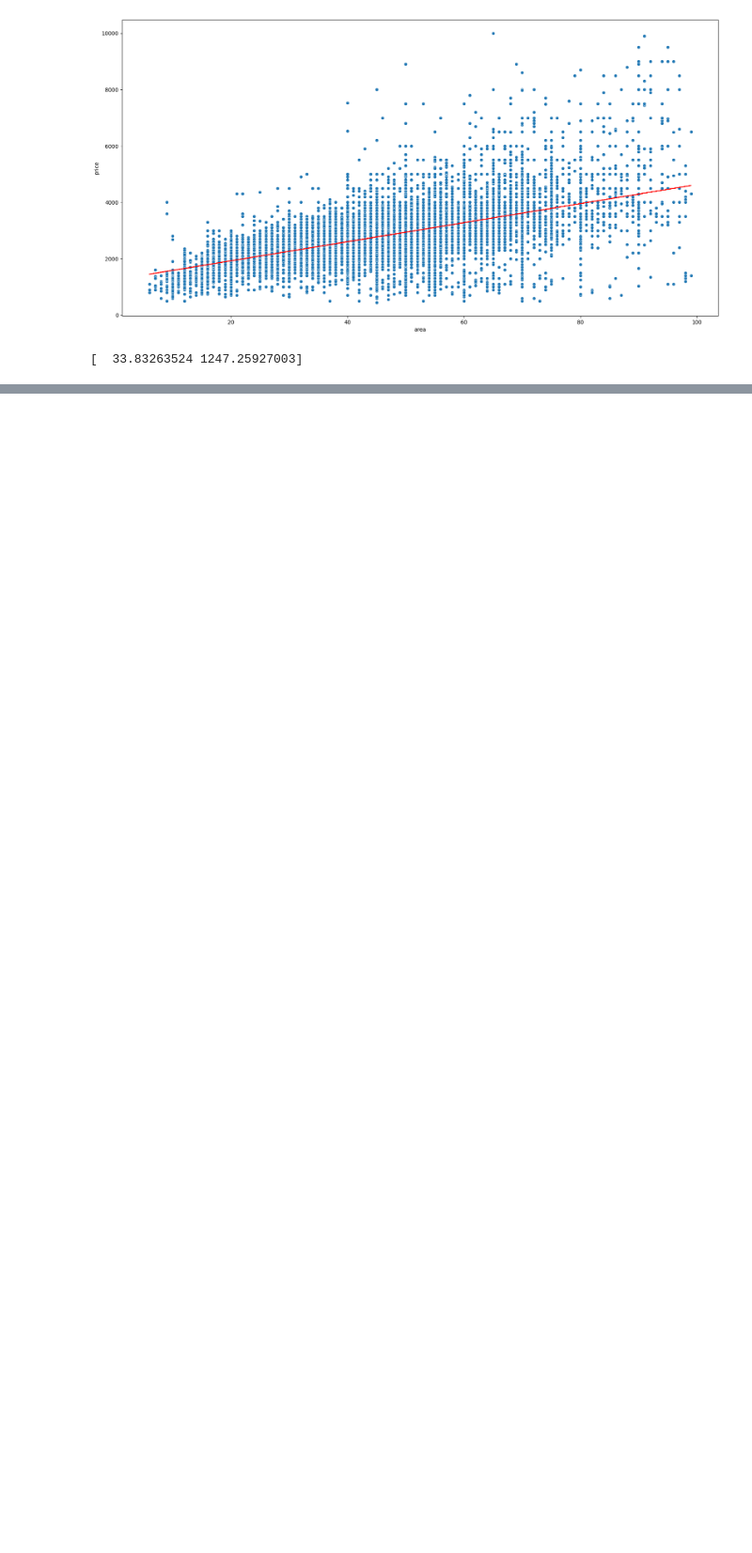
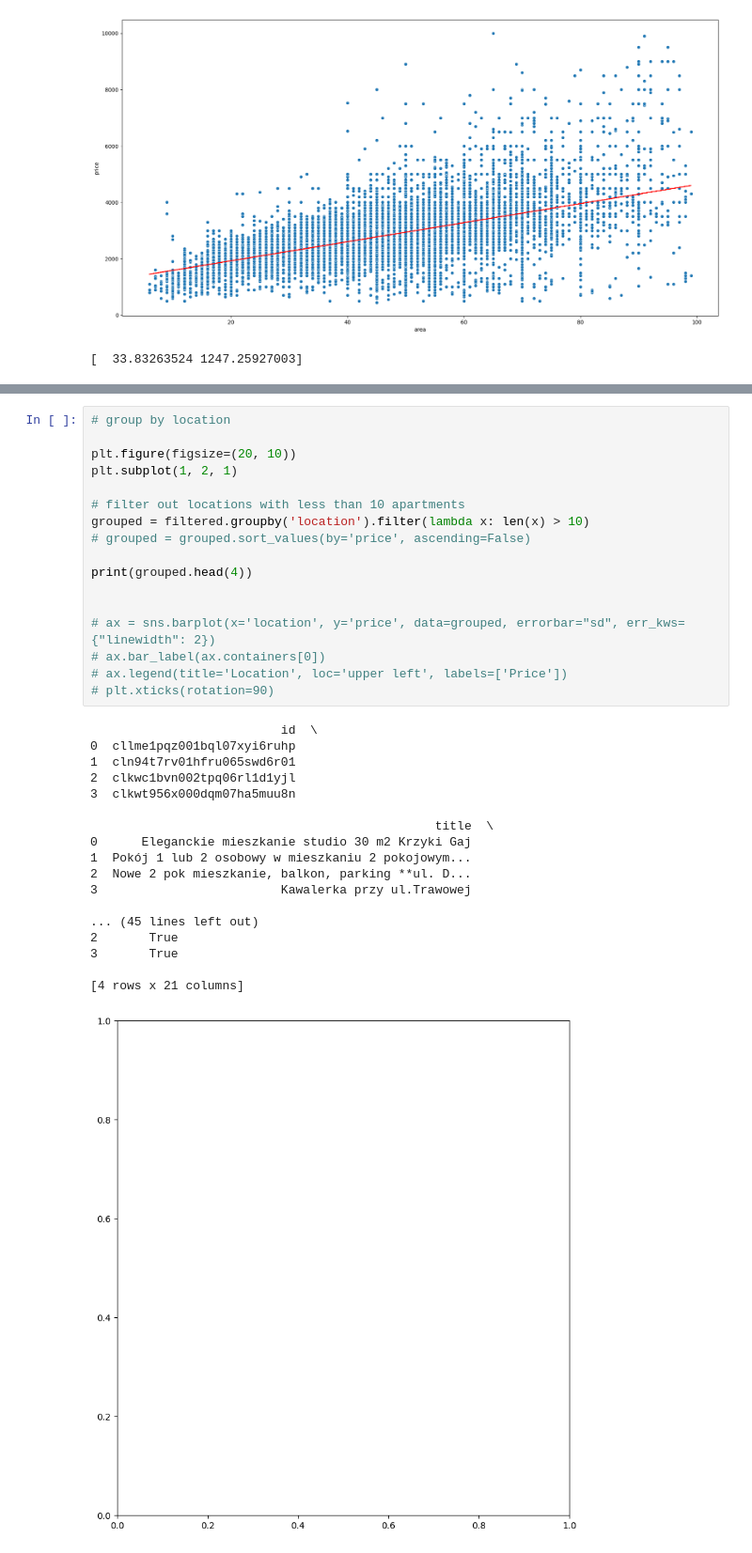
Before and after one commit to Rei-x/studia, a Jupyter notebook: MSiD/projekt/projekt/test.ipynb, the cells around one changed output, grey strips where cells are left out. Shown at 94% size. Cells and saved outputs as stored; diff of their text form; blank space fills up the shorter version.

```diff
--- a/MSiD/projekt/projekt/test.ipynb
+++ b/MSiD/projekt/projekt/test.ipynb
@@ -85,0 +82,36 @@ NameError: name 'plt' is not defined
+# %%
+# group by location
+
+plt.figure(figsize=(20, 10))
+plt.subplot(1, 2, 1)
+
+# filter out locations with less than 10 apartments
+grouped = filtered.groupby('location').filter(lambda x: len(x) > 10)
+# grouped = grouped.sort_values(by='price', ascending=False)
+
+print(grouped.head(4))
+
+
+# ax = sns.barplot(x='location', y='price', data=grouped, errorbar="sd", err_kws={"linewidth": 2})
+# ax.bar_label(ax.containers[0])
+# ax.legend(title='Location', loc='upper left', labels=['Price'])
+# plt.xticks(rotation=90)
+# %% [output]
+                          id  \
+0  cllme1pqz001bql07xyi6ruhp
+1  cln94t7rv01hfru065swd6r01
+2  clkwc1bvn002tpq06rl1d1yjl
+3  clkwt956x000dqm07ha5muu8n
+
+                                               title  \
+0      Eleganckie mieszkanie studio 30 m2 Krzyki Gaj
+1  Pokój 1 lub 2 osobowy w mieszkaniu 2 pokojowym...
+2  Nowe 2 pok mieszkanie, balkon, parking **ul. D...
+3                         Kawalerka przy ul.Trawowej
+
+... (45 lines left out)
+2       True
+3       True
+
+[4 rows x 21 columns]
+[figure, added]
```
Also changed, not shown: parts of 4 cells of this notebook, 12 other files.
